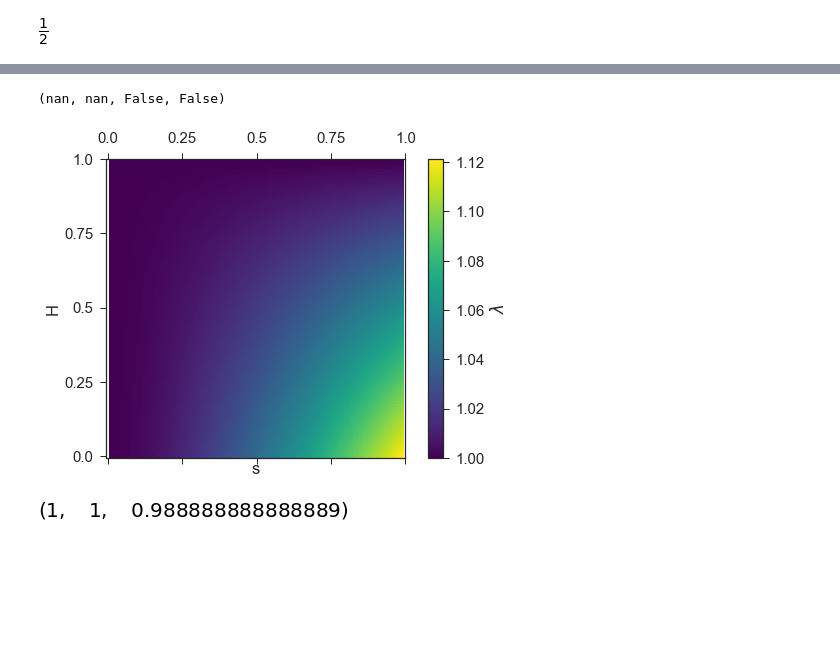
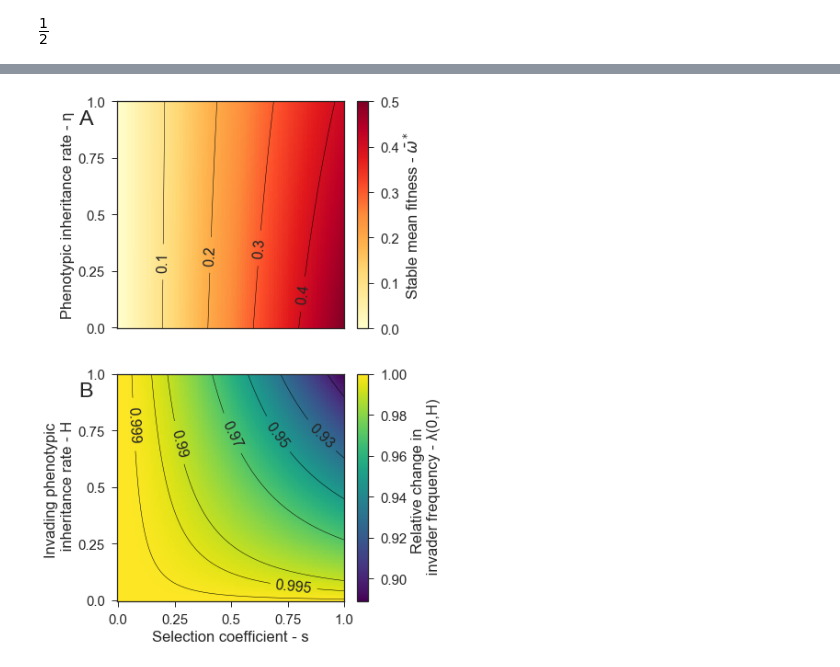
Before and after one commit to yoavram/Milpitas, a Jupyter notebook: notebooks/modifiers recursion.ipynb, the cells around one changed output, grey strips where cells are left out. Cells and saved outputs as stored; diff of their text form; code cells hidden in the pictures; blank space fills up the shorter version.

```diff
--- a/notebooks/modifiers recursion.ipynb
+++ b/notebooks/modifiers recursion.ipynb
@@ -176 +139,8 @@ So when $\eta=0$, $\lambda = \frac{q''}{\epsilon} = 1 - H\Big(\frac{s}{s+2}\Big)
+# %%
+# Mean fitness
+
+s_ = np.linspace(0, 1, 100)
+η_ = np.linspace(0, 1, 100).reshape(100, 1)
+
+ww = (s_ * (1 - η_) - 2 + np.sqrt((1 - η_)**2 * s_**2 + 4*(1 + s_))) / (2 * (2 - η_))
 # %%
@@ -186,19 +160,36 @@ a_ = np.array(
-# %%
-fig, ax = plt.subplots()
-im = ax.matshow(a_, cmap='viridis', origin=(0,0))
-ax.set_xlabel('s')
-ax.set_ylabel('H')
-cb = plt.colorbar(im, label='$\lambda$')
-ax.set_xticks(np.linspace(0, 100, 5))
-ax.set_xticklabels(np.linspace(0, 1, 5))
-ax.set_yticks(np.linspace(0, 100, 5))
-ax.set_yticklabels(np.linspace(0, 1, 5))
-
-a_.min(), a_.max(), (a_>=1).all(), (a_<=1).all()
-# %% [output]
-(nan, nan, False, False)
-[figure, removed]
-# %%
-a.subs({H: 0.1, s: 0}), a.subs({H: 0, s: 0.1}), a.subs({H: 0.1, s: 1})
-# %% [output]
-[figure, removed]
+# %%
+fig, axes = plt.subplots(2, 1, figsize=(5, 10))
+
+ax = axes[0]
+extent = (-0.5, ww.shape[0], -0.5, ww.shape[1])
+im = ax.imshow(ww, cmap='YlOrRd', origin=(0,0), aspect=1, extent=extent, interpolation='none')
+cntr = ax.contour(ww, levels=np.linspace(0.1, 0.4, 4), aspect=1, linewidths=0.5, colors='k', extent=extent)
+ax.clabel(cntr, fmt=lambda x: '{:.1f}'.format(x), fontsize=16, colors="#252525")
+cb = plt.colorbar(im, ax=ax, fraction=0.045, label=r'Stable mean fitness - $\bar{\omega}^*$')
+# ax.set_xlabel('Selection coefficient - s')
+ax.set_ylabel(r'Phenotypic inheritance rate - η')
+ax.set_xticks([])
+# ax.set_xticklabels(np.linspace(0, 1, 5))
+ax.set_yticks(np.linspace(0, 100, 5))
+ax.set_yticklabels(np.linspace(0, 1, 5))
+
+ax = axes[1]
+extent = (-0.5, λ_.shape[0], -0.5, λ_.shape[1])
+im = ax.imshow(λ_, cmap='viridis', origin=(0,0), aspect=1, extent=extent, interpolation='none')
+cntr = ax.contour(λ_, levels=[0.9, 0.93, 0.95, 0.97, 0.99, 0.995, 0.999], aspect=1, linewidths=0.5, colors='k', extent=extent)
+ax.clabel(cntr, fmt=lambda x: '{:.3g}'.format(x),fontsize=16, colors="#252525")
+# ax.set_xlabel('Selection coefficient - s')
+ax.set_ylabel('Invading phenotypic \n inheritance rate - H')
+cb = plt.colorbar(im, ax=ax, fraction=0.045, label="Relative change in \n invader frequency - λ(0,H)")
+ax.set_xticks(np.linspace(0, 100, 5))
+ax.set_xticklabels(np.linspace(0, 1, 5))
+ax.set_yticks(np.linspace(0, 100, 5))
+ax.set_yticklabels(np.linspace(0, 1, 5))
+
+axes[1].set_xlabel('Selection coefficient - s')
+fig_panel_labels(axes, ycoord=0.9)
+# fig.tight_layout()
+
+fig.savefig('../figures/A1B1_EGS_eta_0.pdf')
+# %% [output]
+[figure, added]
```
Also changed, not shown: parts of 12 cells of this notebook, 1 other file.
